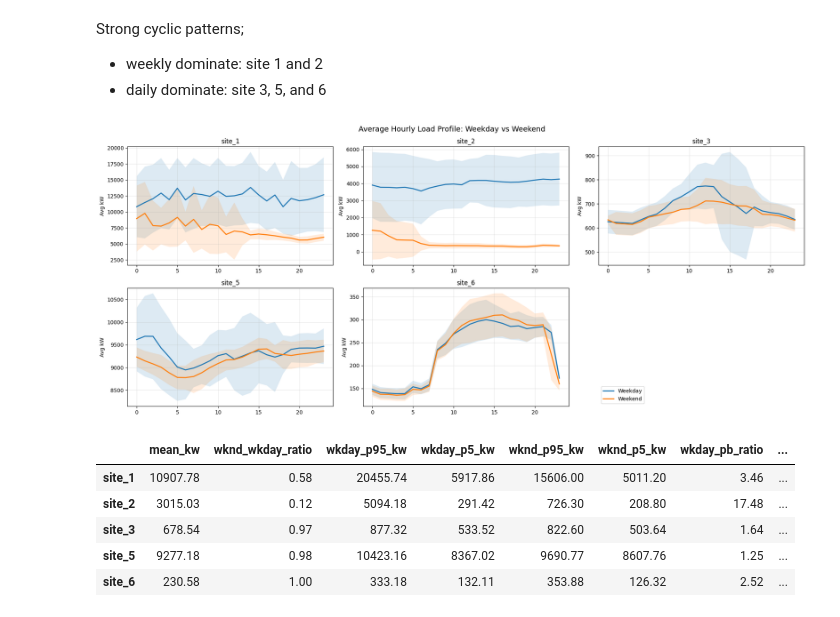
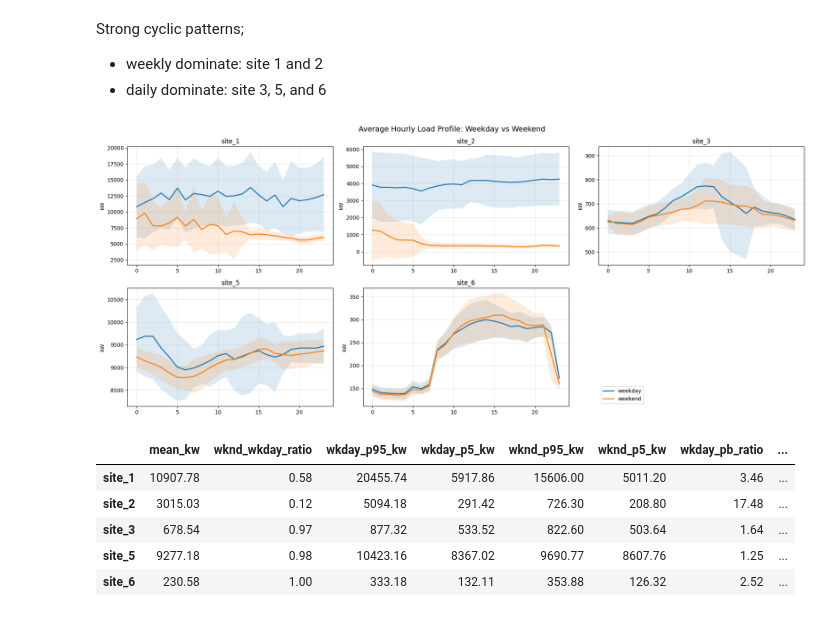
Before and after one commit to RuiyanH/Demand_Response_Case_Study, a Jupyter notebook: analysis.ipynb, the cells around one changed output. Cells and saved outputs as stored; diff of their text form; code cells hidden in the pictures.

```diff
--- a/analysis.ipynb
+++ b/analysis.ipynb
@@ -115,42 +115,47 @@ build_time_series(
 Strong cyclic patterns;
 - weekly dominate: site 1 and 2
 - daily dominate: site 3, 5, and 6
+# %%
+def legend_outside(axes):
+    handles, labels = axes[0].get_legend_handles_labels()
+    axes[-1].axis("off")
+    axes[-1].legend(handles, labels, loc="lower left")
 # %%
 sites = list(all_data.keys())
 
 fig, axes = plt.subplots(2, 3, figsize=(19,8))
 fig.suptitle("Average Hourly Load Profile: Weekday vs Weekend", fontsize=14)
-axes = axes.flatten()
+axes = axes.ravel()
 
 for ax, site in zip(axes, sites):
     df = all_data[site]
     df["hour"] = df["timestamp"].dt.hour
-    df["is_weekend"] = df["timestamp"].dt.weekday >= 5
+    df["daytype"] = np.where(df["timestamp"].dt.weekday >= 5, "weekend", "weekday")
 
-    for label, group in df.groupby("is_weekend"):
-        tag = "Weekend" if label else "Weekday"
+    grouped = df.groupby(["daytype", "hour"])["load_kw"]
+    profile = grouped.agg(mean="mean", std="std").reset_index()
 
-        profile = group.groupby("hour")["load_kw"].agg(["mean", "std"])
+    plt.sca(ax)
 
-        ax.plot(profile.index, profile["mean"], label=tag, linewidth=2)
-        ax.fill_between(profile.index,
-                        profile["mean"] - profile["std"],
-                        profile["mean"] + profile["std"],
-                        alpha=0.15)
+    for daytype in ["weekday", "weekend"]:
+        p = profile[profile["daytype"] == daytype].sort_values("hour")
+        plt.plot(p["hour"], p["mean"], label=daytype, linewidth=2)
+        #plot standard deviation as shaded area
+        plt.fill_between(p["hour"], p["mean"] - p["std"],
+                         p["mean"] + p["std"], alpha=0.15)
 
-    ax.set_ylabel("Avg kW")
-    ax.set_title(site)
-    ax.grid(True, alpha=0.3)
+    plt.ylabel("kW")
+    plt.title(site)
+    plt.grid(True, alpha=0.3)
 
-handles, labels = axes[0].get_legend_handles_labels()
-axes[-1].axis("off")
-axes[-1].legend(handles, labels, loc="lower left")
+legend_outside(axes)
 
 plt.tight_layout()
 plt.show()
-fig.savefig("outputs/weekday_vs_weekend.png", dpi=150, bbox_inches="tight")
+
+# fig.savefig("outputs/weekday_vs_weekend.png", dpi=150, bbox_inches="tight")
 # %% [output]
-[figure, old version]
+[figure, new version]
 # %%
 site_stats = pd.DataFrame(index=sites)
 
```
Also changed, not shown: parts of 6 cells of this notebook, 4 other files.
